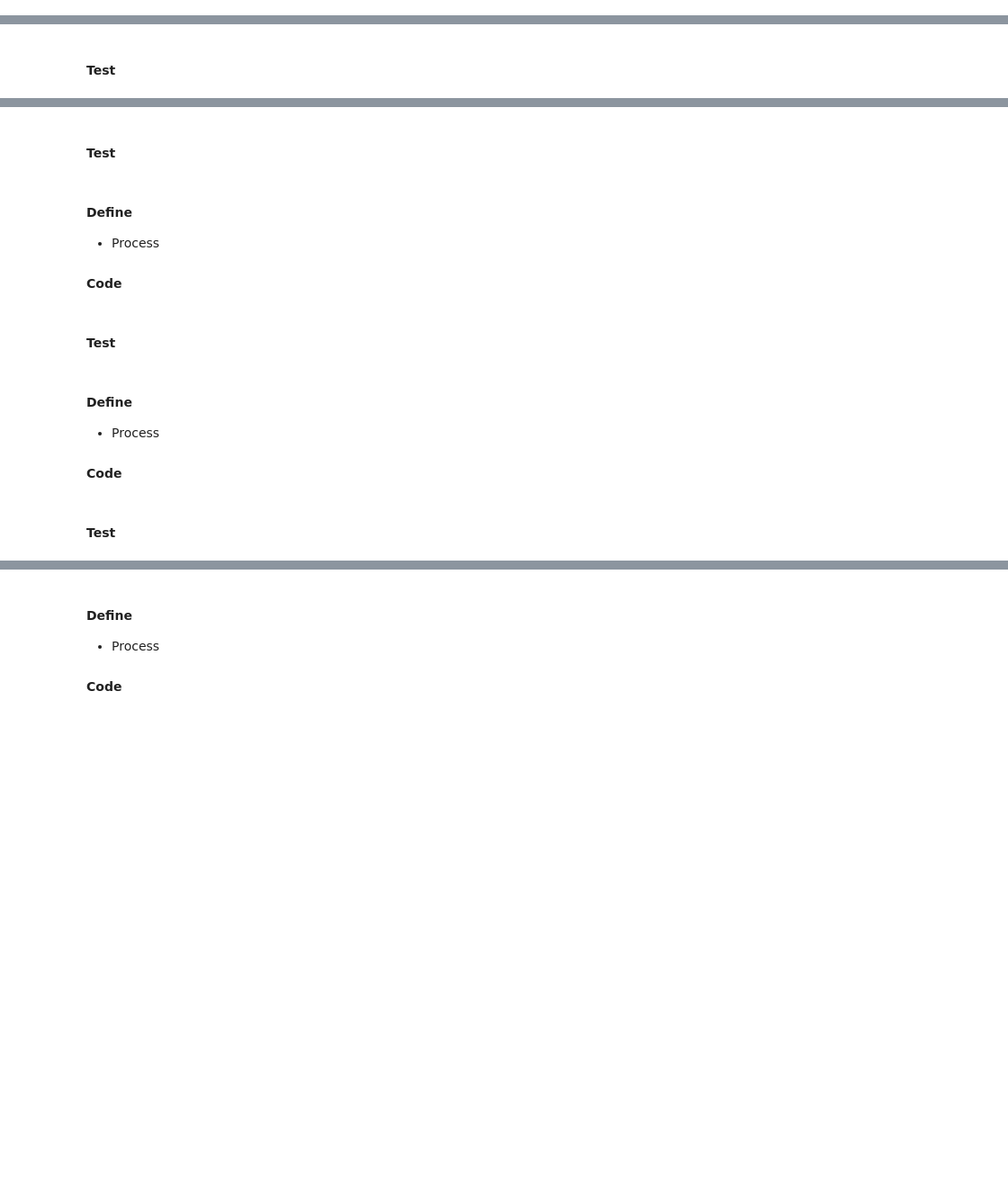
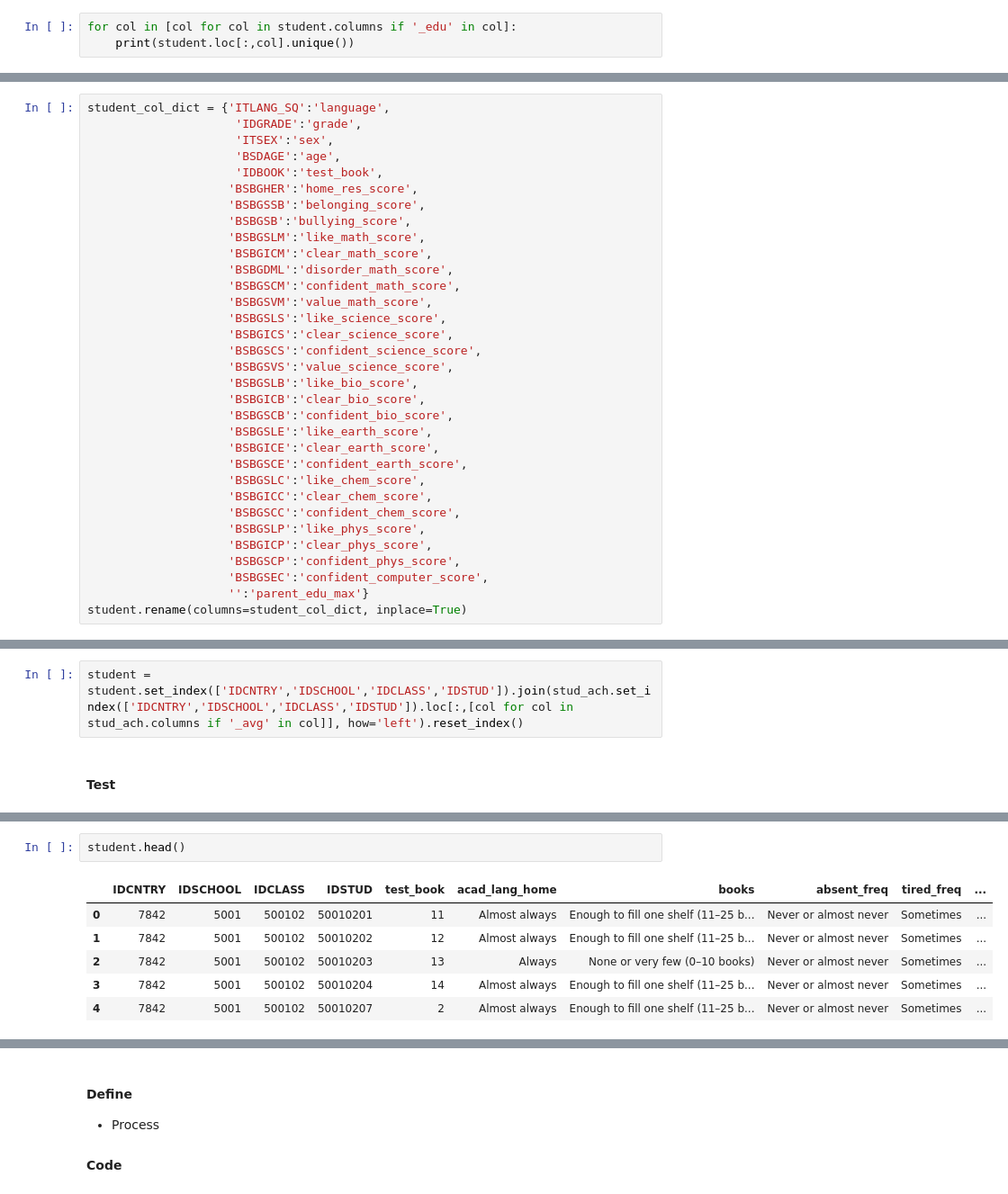
Before and after one commit to sjhaluck/TIMSS-Data-Science, a Jupyter notebook: TIMSS Exploration.ipynb, the cells around one changed output, grey strips where cells are left out. Shown at 90% size. Saved outputs shown, nothing was run; the diff lists cells and outputs as text; blank space fills up the shorter version.

```diff
--- a/TIMSS Exploration.ipynb
+++ b/TIMSS Exploration.ipynb
@@ -1349,2 +1449,5 @@ info['BSBG04'] = {'new_name':'books','ordered_cols':['None or very few (0–10 b
 # %% [markdown]
 #### Test
+# %%
+for col in [col for col in student.columns if '_edu' in col]:
+    print(student.loc[:,col].unique())
@@ -1363,2 +1502,35 @@ info['BSBG04'] = {'new_name':'books','ordered_cols':['None or very few (0–10 b
+# %%
+student_col_dict = {'ITLANG_SQ':'language',
+                     'IDGRADE':'grade',
+                     'ITSEX':'sex',
+                     'BSDAGE':'age',
+                     'IDBOOK':'test_book',
+                    'BSBGHER':'home_res_score',
+                    'BSBGSSB':'belonging_score',
+                    'BSBGSB':'bullying_score',
+                    'BSBGSLM':'like_math_score',
+                    'BSBGICM':'clear_math_score',
+                    'BSBGDML':'disorder_math_score',
+                    'BSBGSCM':'confident_math_score',
+                    'BSBGSVM':'value_math_score',
+                    'BSBGSLS':'like_science_score',
+                    'BSBGICS':'clear_science_score',
+                    'BSBGSCS':'confident_science_score',
+                    'BSBGSVS':'value_science_score',
+                    'BSBGSLB':'like_bio_score',
+                    'BSBGICB':'clear_bio_score',
+                    'BSBGSCB':'confident_bio_score',
+                    'BSBGSLE':'like_earth_score',
+                    'BSBGICE':'clear_earth_score',
+                    'BSBGSCE':'confident_earth_score',
+                    'BSBGSLC':'like_chem_score',
+                    'BSBGICC':'clear_chem_score',
+                    'BSBGSCC':'confident_chem_score',
+                    'BSBGSLP':'like_phys_score',
+                    'BSBGICP':'clear_phys_score',
+                    'BSBGSCP':'confident_phys_score',
+                    'BSBGSEC':'confident_computer_score',
+                    '':'parent_edu_max'}
+student.rename(columns=student_col_dict, inplace=True)
 # %% [markdown]
 #### Test
@@ -1370,2 +1574,4 @@ info['BSBG04'] = {'new_name':'books','ordered_cols':['None or very few (0–10 b
+# %%
+student = student.set_index(['IDCNTRY','IDSCHOOL','IDCLASS','IDSTUD']).join(stud_ach.set_index(['IDCNTRY','IDSCHOOL','IDCLASS','IDSTUD']).loc[:,[col for col in stud_ach.columns if '_avg' in col]], how='left').reset_index()
 # %% [markdown]
 #### Test
@@ -1377,17 +1578,10 @@ info['BSBG04'] = {'new_name':'books','ordered_cols':['None or very few (0–10 b
-# %% [markdown]
-#### Test
-# %% [markdown]
-#### Define
-* Process
-
-#### Code
-# %% [markdown]
-#### Test
-# %% [markdown]
-#### Define
-* Process
-
-#### Code
-# %% [markdown]
-#### Test
+# %%
+student.head()
+# %% [output]
+|  | IDCNTRY | IDSCHOOL | IDCLASS | IDSTUD | test_book | acad_lang_home | books | absent_freq | tired_freq | ... |
+| 0 | 7842 | 5001 | 500102 | 50010201 | 11 | Almost always | Enough to fill one shelf (11–25 b... | Never or almost never | Sometimes | ... |
+| 1 | 7842 | 5001 | 500102 | 50010202 | 12 | Almost always | Enough to fill one shelf (11–25 b... | Never or almost never | Sometimes | ... |
+| 2 | 7842 | 5001 | 500102 | 50010203 | 13 | Always | None or very few (0–10 books) | Never or almost never | Sometimes | ... |
+| 3 | 7842 | 5001 | 500102 | 50010204 | 14 | Almost always | Enough to fill one shelf (11–25 b... | Never or almost never | Sometimes | ... |
+| 4 | 7842 | 5001 | 500102 | 50010207 | 2 | Almost always | Enough to fill one shelf (11–25 b... | Never or almost never | Sometimes | ... |
 # %% [markdown]
```
Also changed, not shown: parts of 37 cells of this notebook.
